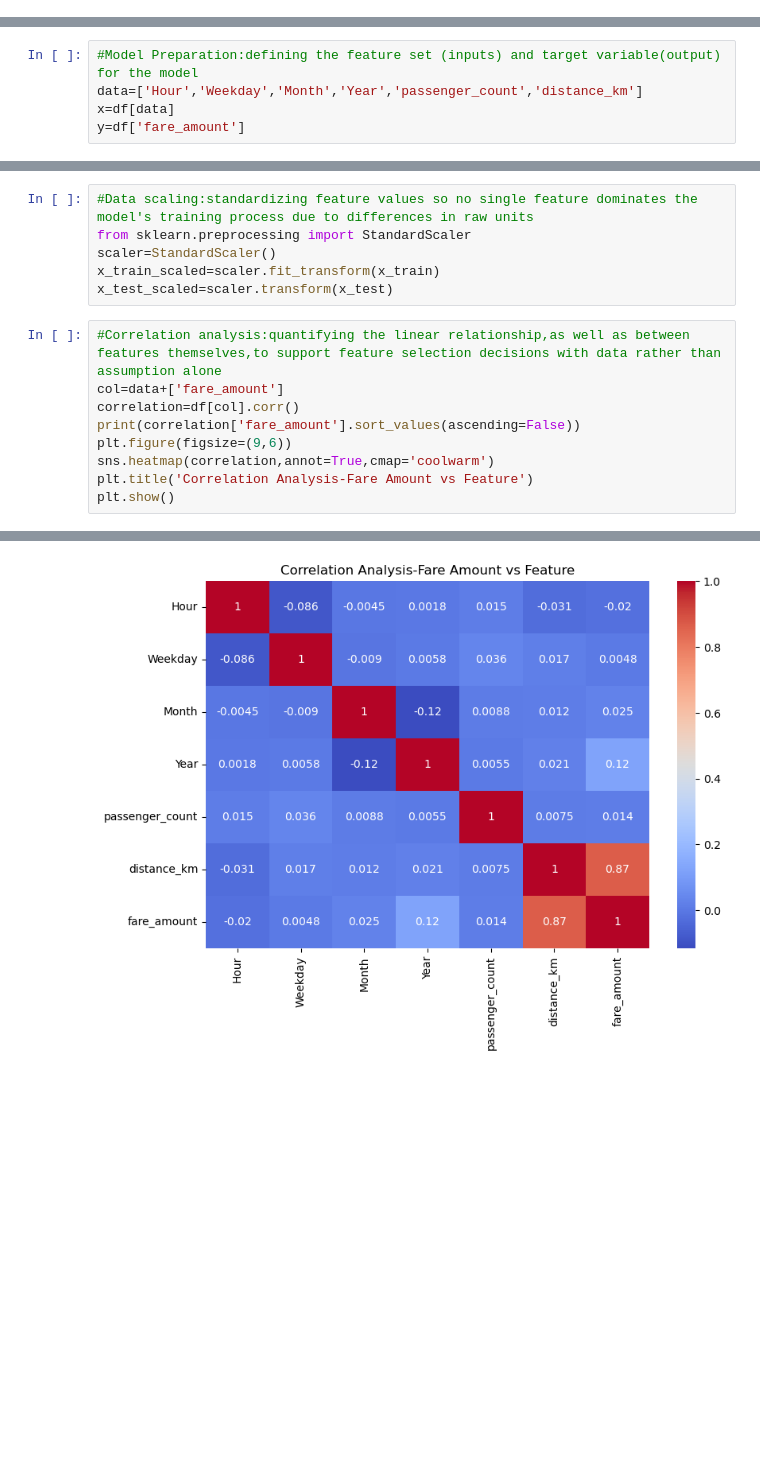
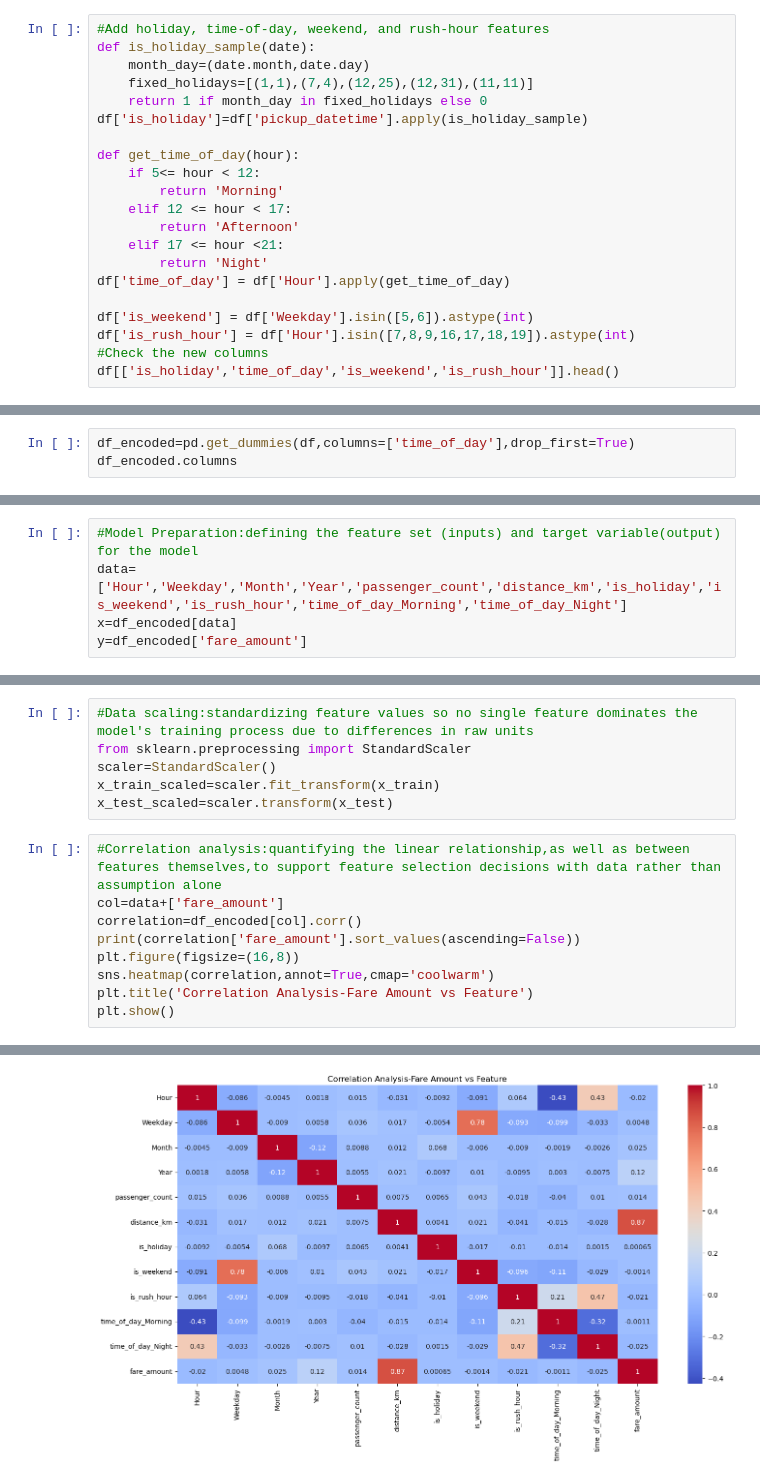
Before and after one commit to yogitkalidindi2009-ux/Fare-Prediction-Using-Regression-Analysis, a Jupyter notebook: Mentormindproject_Yogit.ipynb, the cells around one changed output, grey strips where cells are left out. Cells and saved outputs as stored; diff of their text form; blank space fills up the shorter version.

Commit message:
Improved Data Preprocessing and EDA

```diff
--- a/Mentormindproject_Yogit.ipynb
+++ b/Mentormindproject_Yogit.ipynb
@@ -126,3 +127,24 @@ df.describe()
 | 50% | 2.774892e+07 | 8.500000 | -73.982142 | 40.753318 | -73.980587 | 40.753767 | ... |
 | 75% | 4.153738e+07 | 12.500000 | -73.968538 | 40.767553 | -73.965627 | 40.768333 | ... |
 | max | 5.542357e+07 | 119.000000 | -71.896038 | 42.478467 | -71.836652 | 42.464187 | ... |
+# %%
+#Add holiday, time-of-day, weekend, and rush-hour features
+def is_holiday_sample(date):
+    month_day=(date.month,date.day)
+    fixed_holidays=[(1,1),(7,4),(12,25),(12,31),(11,11)]
+    return 1 if month_day in fixed_holidays else 0
+df['is_holiday']=df['pickup_datetime'].apply(is_holiday_sample)
+
+def get_time_of_day(hour):
+    if 5<= hour < 12:
+        return 'Morning'
+    elif 12 <= hour < 17:
+        return 'Afternoon'
+    elif 17 <= hour <21:
+        return 'Night'
+df['time_of_day'] = df['Hour'].apply(get_time_of_day)
+
+df['is_weekend'] = df['Weekday'].isin([5,6]).astype(int)
+df['is_rush_hour'] = df['Hour'].isin([7,8,9,16,17,18,19]).astype(int)
+#Check the new columns
+df[['is_holiday','time_of_day','is_weekend','is_rush_hour']].head()
@@ -175,0 +252,3 @@ plt.show()
+# %%
+df_encoded=pd.get_dummies(df,columns=['time_of_day'],drop_first=True)
+df_encoded.columns
@@ -176,8 +262,8 @@ plt.show()
 # %%
 #Model Preparation:defining the feature set (inputs) and target variable(output) for the model
-data=['Hour','Weekday','Month','Year','passenger_count','distance_km']
-x=df[data]
-y=df['fare_amount']
+data=['Hour','Weekday','Month','Year','passenger_count','distance_km','is_holiday','is_weekend','is_rush_hour','time_of_day_Morning','time_of_day_Night']
+x=df_encoded[data]
+y=df_encoded['fare_amount']
 # %%
 #Splitting the dataset:dividing data into training and testing sets to allow honest evaluation
 from sklearn.model_selection import train_test_split
@@ -210,9 +296,9 @@ x_test_scaled=scaler.transform(x_test)
 # %%
 #Correlation analysis:quantifying the linear relationship,as well as between features themselves,to support feature selection decisions with data rather than assumption alone
 col=data+['fare_amount']
-correlation=df[col].corr()
+correlation=df_encoded[col].corr()
 print(correlation['fare_amount'].sort_values(ascending=False))
-plt.figure(figsize=(9,6))
+plt.figure(figsize=(16,8))
 sns.heatmap(correlation,annot=True,cmap='coolwarm')
 plt.title('Correlation Analysis-Fare Amount vs Feature')
 plt.show()
@@ -227,2 +318,2 @@ Hour              -0.020101
 Name: fare_amount, dtype: float64
-[figure, old version]
+[figure, new version]
```
Also changed, not shown: parts of 9 cells of this notebook.
